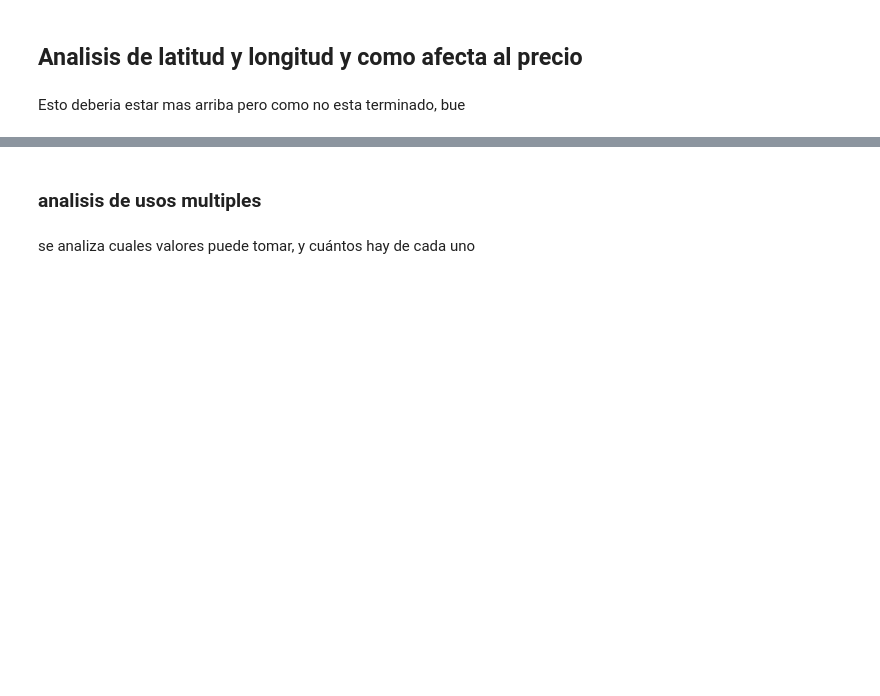
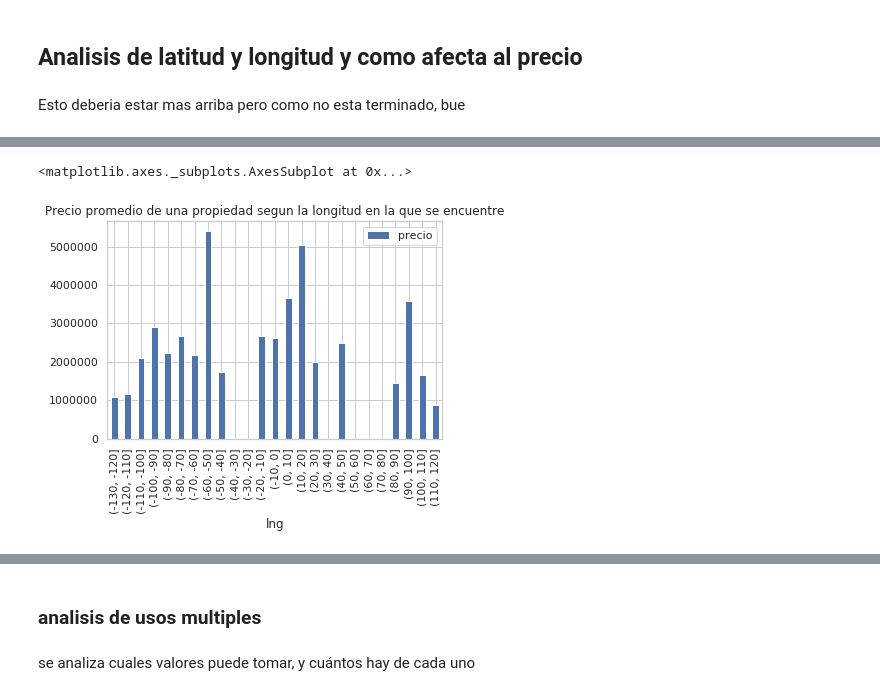
Before and after one commit to tomasSabao/TP1-OrganizacionDeDatos, a Jupyter notebook: 27-9 dario.ipynb, the cells around one changed output, grey strips where cells are left out. Cells and saved outputs as stored; diff of their text form; code cells hidden in the pictures; blank space fills up the shorter version.

```diff
--- a/27-9 dario.ipynb
+++ b/27-9 dario.ipynb
@@ -1025,0 +870,9 @@ Esto deberia estar mas arriba pero como no esta terminado, bue
+# %%
+#se hace lo mismo para longitud
+df_long_precio_promedio=df.groupby(pd.cut(df['lng'],np.arange(-130,130,10))).agg({'precio':'mean'})
+#llenamos los nans nuevamente
+df_long_precio_promedio=df_long_precio_promedio.fillna(0)
+df_long_precio_promedio.plot(kind='bar',title='Precio promedio de una propiedad segun la longitud en la que se encuentre')
+# %% [output]
+<matplotlib.axes._subplots.AxesSubplot at 0x...>
+[figure, added]
```
Also changed, not shown: parts of 58 cells of this notebook.
